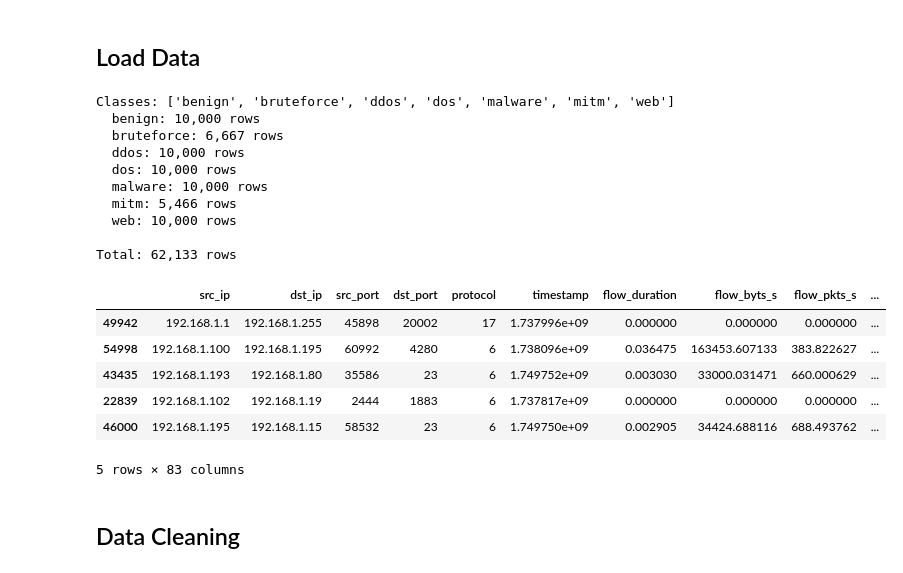
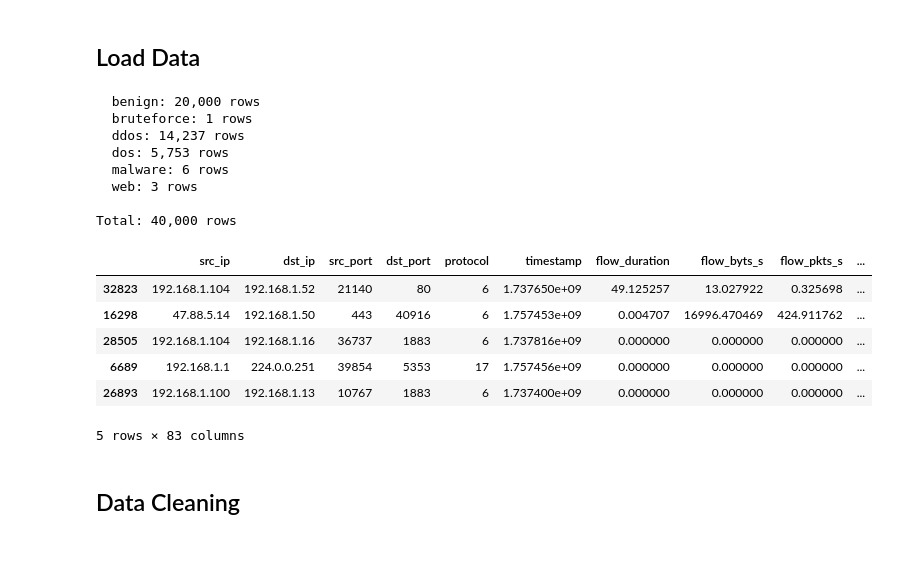
Before and after one commit to luiz-linkezio/A-Hierarchical-Solution-based-on-MEC-and-IoT-for-Cyberattack-Detection-in-6G-Networks, a Jupyter notebook: notebooks/training.ipynb, the cells around one changed output. Saved outputs shown, nothing was run; the diff lists cells and outputs as text; code cells hidden in the pictures.

Commit message:
feat: add binary sampling feature

```diff
--- a/notebooks/training.ipynb
+++ b/notebooks/training.ipynb
@@ -26,7 +26,7 @@ RANDOM_SEED = 42
 # Inputs
 # %%
 DB_PATH = "../data/sqlite/data.db"
-TABLE   = "CIC_IIoT_dataset_2025"
+TABLE   = "network_data"
 
 # Samples per class (defined by the `label` column).
 # - int  → same cap for every class
@@ -34,6 +34,14 @@ TABLE   = "CIC_IIoT_dataset_2025"
 SAMPLES_PER_CLASS: int | None = 10_000
 # Per-class overrides — take precedence over SAMPLES_PER_CLASS.
 SAMPLES_PER_CLASS_OVERRIDE: dict = {}  # e.g. {"benign": 20_000}
+
+# Binary sampling: (n_benign, n_attack) — overrides SAMPLES_PER_CLASS when set.
+# Loads n_benign rows from BENIGN_LABEL and n_attack rows from all other classes combined.
+# Example: (50_000, 50_000) → 50k benign + 50k attack (pooled from all attack classes)
+BINARY_SAMPLING: "tuple[int, int] | None" = None
+BINARY_SAMPLING = [20000, 20000]
+
+BENIGN_LABEL: str = "benign"
 # %% [markdown]
 # Data
 # %% [markdown]
@@ -44,6 +52,8 @@ def load_dataset_from_db(
     table: str,
     samples_per_class: "int | None" = None,
     override: dict = {},
+    binary_sampling: "tuple[int, int] | None" = None,
+    benign_label: str = "benign",
 ) -> pd.DataFrame:
     """
     Load data from SQLite, sampling per class directly in the DB so that
@@ -51,8 +61,30 @@ def load_dataset_from_db(
 
     SQLite handles sampling with ORDER BY RANDOM() LIMIT n, avoiding the
     need to load the full dataset into pandas before filtering.
+
+    When binary_sampling=(n_benign, n_attack) is provided, samples n_benign
+    rows from benign_label and n_attack rows from all other classes pooled
+    together, ignoring samples_per_class and override.
     """
     conn = sqlite3.connect(db_path)
+
+    if binary_sampling is not None:
+        n_benign, n_attack = binary_sampling
+
+        q_benign = f'SELECT * FROM "{table}" WHERE label = ? ORDER BY RANDOM() LIMIT ?'
+        df_benign = pd.read_sql(q_benign, conn, params=(benign_label, n_benign))
+        print(f"  {benign_label}: {len(df_benign):,} rows")
+
+        q_attack = f'SELECT * FROM "{table}" WHERE label != ? ORDER BY RANDOM() LIMIT ?'
+        df_attack = pd.read_sql(q_attack, conn, params=(benign_label, n_attack))
+        attack_counts = df_attack["label"].value_counts().to_dict()
+        for cls, cnt in sorted(attack_counts.items()):
+            print(f"  {cls}: {cnt:,} rows")
+
+        conn.close()
+        result = pd.concat([df_benign, df_attack], ignore_index=True).sample(frac=1, random_state=42)
+        print(f"\nTotal: {len(result):,} rows")
+        return result
 
     classes = pd.read_sql(
         f'SELECT DISTINCT label FROM "{table}" WHERE label IS NOT NULL', conn
@@ -77,7 +109,6 @@ def load_dataset_from_db(
 
     result = pd.concat(frames, ignore_index=True).sample(frac=1, random_state=42)
     print(f"\nTotal: {len(result):,} rows")
-
     return result
 # %%
 def load_dataset_from_csv(
@@ -112,28 +143,28 @@ def load_dataset_from_csv(
 # %%
 df = load_dataset_from_db(
     DB_PATH,
     TABLE,
     samples_per_class=SAMPLES_PER_CLASS,
     override=SAMPLES_PER_CLASS_OVERRIDE,
+    binary_sampling=BINARY_SAMPLING,
+    benign_label=BENIGN_LABEL,
 )
 df.head()
 # %% [output]
-Classes: ['benign', 'bruteforce', 'ddos', 'dos', 'malware', 'mitm', 'web']
-  benign: 10,000 rows
-  bruteforce: 6,667 rows
-  ddos: 10,000 rows
-  dos: 10,000 rows
-  malware: 10,000 rows
-  mitm: 5,466 rows
-  web: 10,000 rows
+  benign: 20,000 rows
+  bruteforce: 1 rows
+  ddos: 14,237 rows
+  dos: 5,753 rows
+  malware: 6 rows
+  web: 3 rows
 
-Total: 62,133 rows
+Total: 40,000 rows
 |  | src_ip | dst_ip | src_port | dst_port | protocol | timestamp | flow_duration | flow_byts_s | flow_pkts_s | ... |
-| 49942 | 192.168.1.1 | 192.168.1.255 | 45898 | 20002 | 17 | 1.737996e+09 | 0.000000 | 0.000000 | 0.000000 | ... |
-| 54998 | 192.168.1.100 | 192.168.1.195 | 60992 | 4280 | 6 | 1.738096e+09 | 0.036475 | 163453.607133 | 383.822627 | ... |
-| 43435 | 192.168.1.193 | 192.168.1.80 | 35586 | 23 | 6 | 1.749752e+09 | 0.003030 | 33000.031471 | 660.000629 | ... |
-| 22839 | 192.168.1.102 | 192.168.1.19 | 2444 | 1883 | 6 | 1.737817e+09 | 0.000000 | 0.000000 | 0.000000 | ... |
-| 46000 | 192.168.1.195 | 192.168.1.15 | 58532 | 23 | 6 | 1.749750e+09 | 0.002905 | 34424.688116 | 688.493762 | ... |
+| 32823 | 192.168.1.104 | 192.168.1.52 | 21140 | 80 | 6 | 1.737650e+09 | 49.125257 | 13.027922 | 0.325698 | ... |
+| 16298 | 47.88.5.14 | 192.168.1.50 | 443 | 40916 | 6 | 1.757453e+09 | 0.004707 | 16996.470469 | 424.911762 | ... |
+| 28505 | 192.168.1.104 | 192.168.1.16 | 36737 | 1883 | 6 | 1.737816e+09 | 0.000000 | 0.000000 | 0.000000 | ... |
+| 6689 | 192.168.1.1 | 224.0.0.251 | 39854 | 5353 | 17 | 1.757456e+09 | 0.000000 | 0.000000 | 0.000000 | ... |
+| 26893 | 192.168.1.100 | 192.168.1.13 | 10767 | 1883 | 6 | 1.737400e+09 | 0.000000 | 0.000000 | 0.000000 | ... |
 5 rows × 83 columns
 # %% [markdown]
 ## Data Cleaning
```
Also changed, not shown: parts of 12 cells of this notebook.
